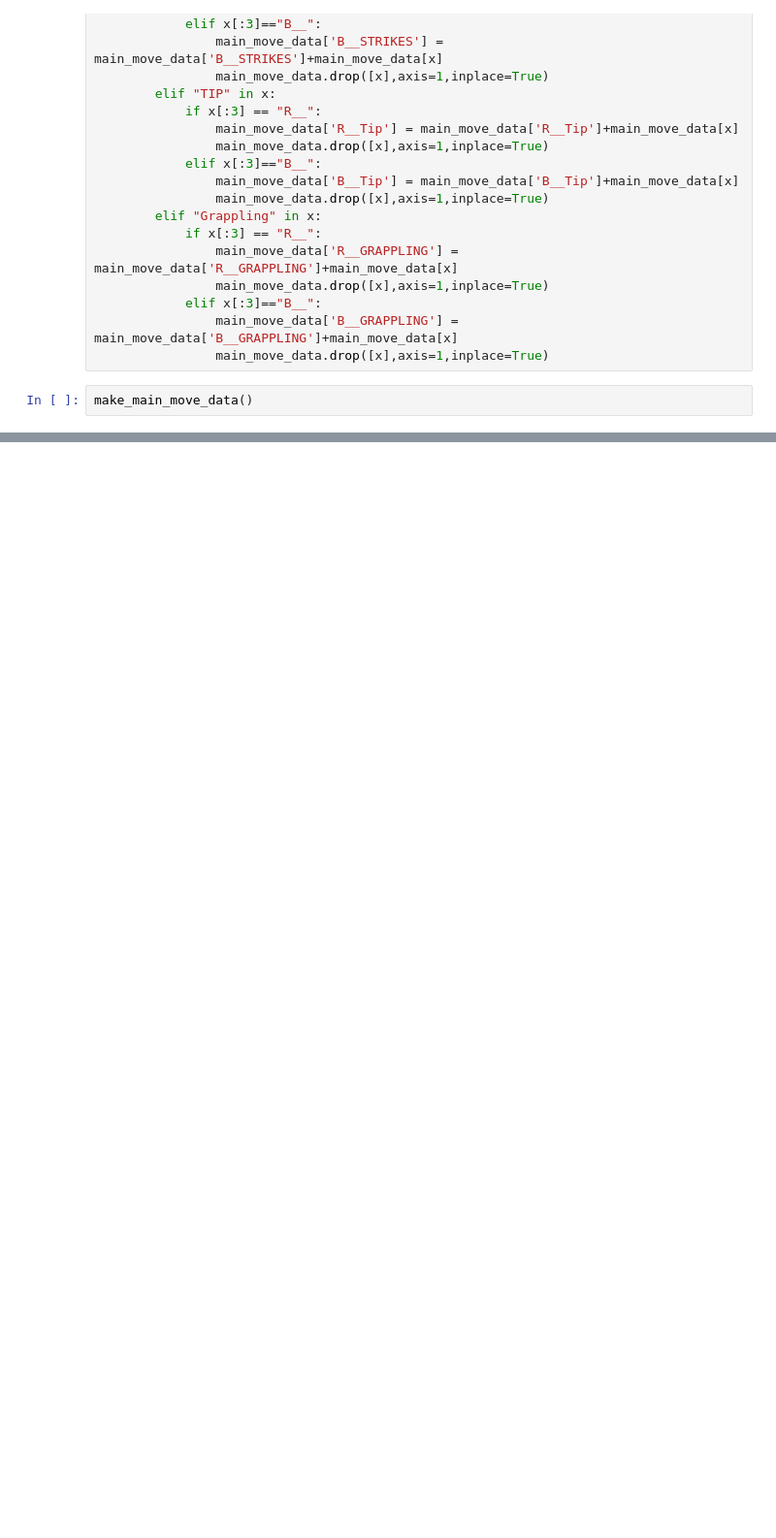
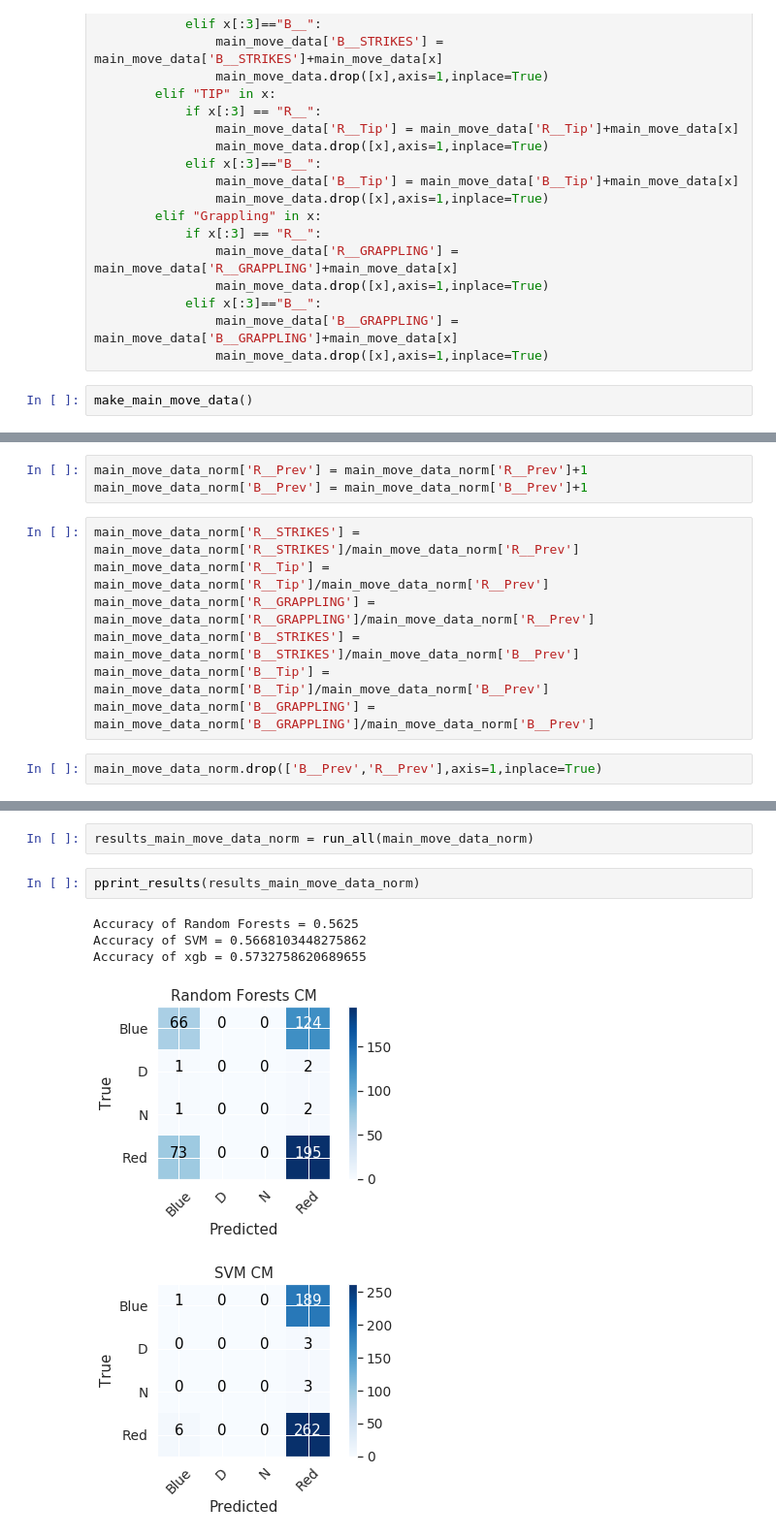
Before and after one commit to Hitkul/UFC_Fight_Prediction, a Jupyter notebook: UFC.ipynb, the cells around one changed output, grey strips where cells are left out. Shown at 97% size. Drawn from its saved outputs; the diff is of its cells as text; blank space fills up the shorter version.

```diff
--- a/UFC.ipynb
+++ b/UFC.ipynb
@@ -523,0 +541,12 @@ main_move_data.tail()
+# %%
+main_move_data_norm['R__Prev'] = main_move_data_norm['R__Prev']+1
+main_move_data_norm['B__Prev'] = main_move_data_norm['B__Prev']+1
+# %%
+main_move_data_norm['R__STRIKES'] = main_move_data_norm['R__STRIKES']/main_move_data_norm['R__Prev']
+main_move_data_norm['R__Tip'] = main_move_data_norm['R__Tip']/main_move_data_norm['R__Prev']
+main_move_data_norm['R__GRAPPLING'] = main_move_data_norm['R__GRAPPLING']/main_move_data_norm['R__Prev']
+main_move_data_norm['B__STRIKES'] = main_move_data_norm['B__STRIKES']/main_move_data_norm['B__Prev']
+main_move_data_norm['B__Tip'] = main_move_data_norm['B__Tip']/main_move_data_norm['B__Prev']
+main_move_data_norm['B__GRAPPLING'] = main_move_data_norm['B__GRAPPLING']/main_move_data_norm['B__Prev']
+# %%
+main_move_data_norm.drop(['B__Prev','R__Prev'],axis=1,inplace=True)
@@ -523,0 +562,10 @@ main_move_data.tail()
+# %%
+results_main_move_data_norm = run_all(main_move_data_norm)
+# %%
+pprint_results(results_main_move_data_norm)
+# %% [output]
+Accuracy of Random Forests = 0.5625
+Accuracy of SVM = 0.5668103448275862
+Accuracy of xgb = 0.5732758620689655
+[figure, added]
+[figure, added]
```
Also changed, not shown: parts of 8 cells of this notebook.
